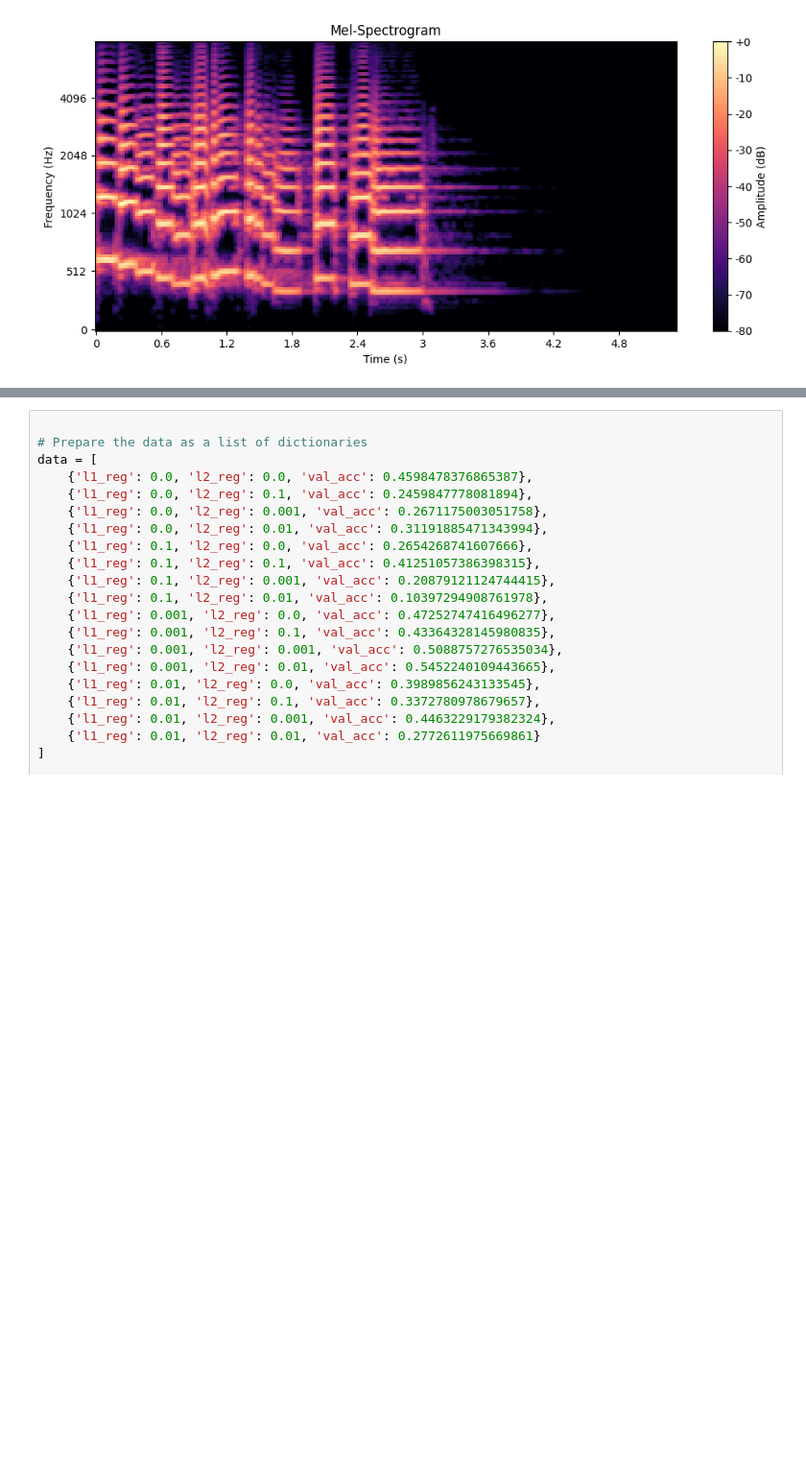
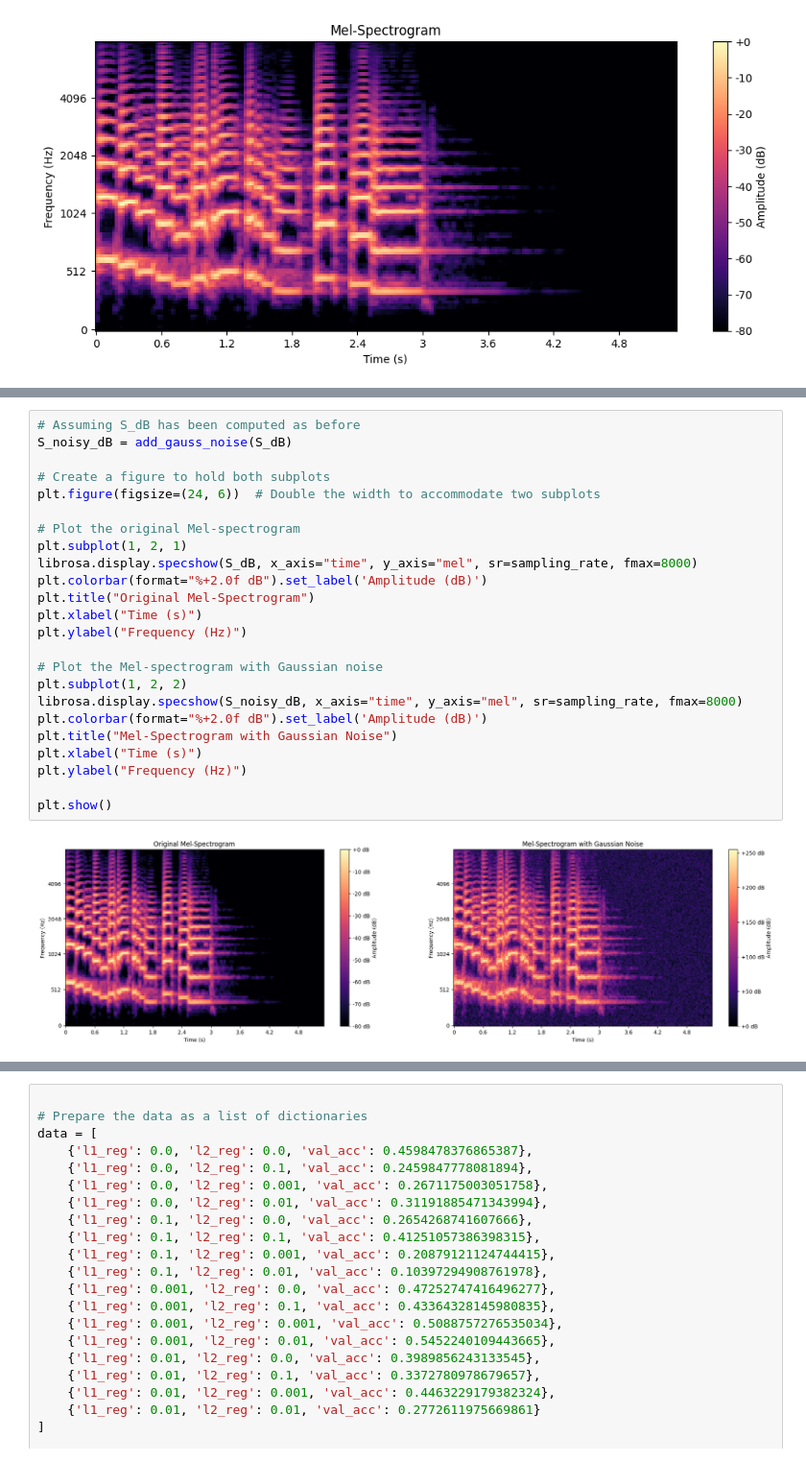
Before and after one commit to menduv/Thesis, a Jupyter notebook: experiments/graphs_thesis.ipynb, the cells around one changed output, grey strips where cells are left out. Shown: that part at 96% size. Cells and saved outputs as stored; diff of their text form; blank space fills up the shorter version.

```diff
--- a/experiments/graphs_thesis.ipynb
+++ b/experiments/graphs_thesis.ipynb
@@ -90,0 +105,26 @@ plt.show()
+# %%
+# Assuming S_dB has been computed as before
+S_noisy_dB = add_gauss_noise(S_dB)
+
+# Create a figure to hold both subplots
+plt.figure(figsize=(24, 6))  # Double the width to accommodate two subplots
+
+# Plot the original Mel-spectrogram
+plt.subplot(1, 2, 1)
+librosa.display.specshow(S_dB, x_axis="time", y_axis="mel", sr=sampling_rate, fmax=8000)
+plt.colorbar(format="%+2.0f dB").set_label('Amplitude (dB)')
+plt.title("Original Mel-Spectrogram")
+plt.xlabel("Time (s)")
+plt.ylabel("Frequency (Hz)")
+
+# Plot the Mel-spectrogram with Gaussian noise
+plt.subplot(1, 2, 2)
+librosa.display.specshow(S_noisy_dB, x_axis="time", y_axis="mel", sr=sampling_rate, fmax=8000)
+plt.colorbar(format="%+2.0f dB").set_label('Amplitude (dB)')
+plt.title("Mel-Spectrogram with Gaussian Noise")
+plt.xlabel("Time (s)")
+plt.ylabel("Frequency (Hz)")
+
+plt.show()
+# %% [output]
+[figure, added]
```
Also changed, not shown: parts of 3 cells of this notebook, 5 other files.
